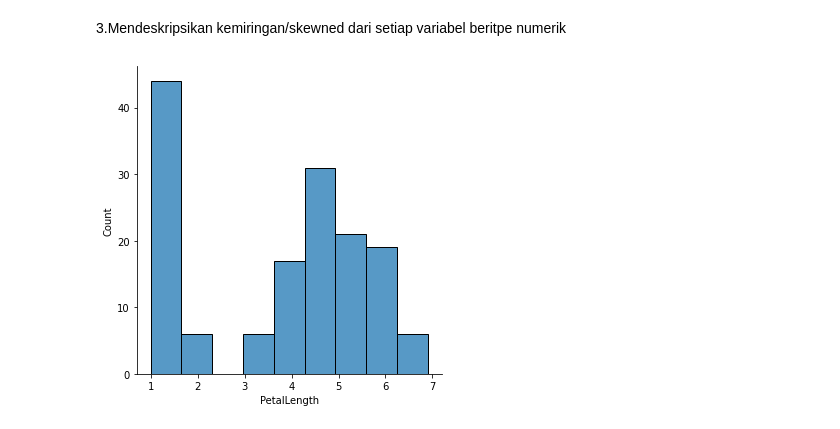
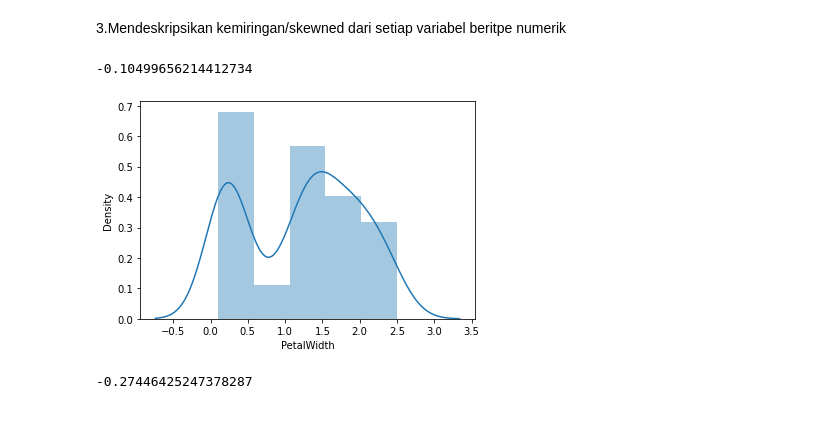
Before and after one commit to narulitaap/DataMining, a Jupyter notebook: _sources/notebooks.ipynb, the cells around one changed output. Saved outputs shown, nothing was run; the diff lists cells and outputs as text; code cells hidden in the pictures.

```diff
--- a/_sources/notebooks.ipynb
+++ b/_sources/notebooks.ipynb
@@ -3,9 +14,8 @@
 # %%
-import pandas as pd
-
+# membaca dataset dari url
 url = 'https://raw.githubusercontent.com/plotly/datasets/master/iris.csv'
-c = pd.read_csv(url)
-print(c)
+dt = pd.read_csv(url)
+print(dt)
 # %% [output]
      SepalLength  SepalWidth  PetalLength  PetalWidth            Name
 0            5.1         3.5          1.4         0.2     Iris-setosa
@@ -75,4 +122,13 @@ import seaborn as sns
-# %%
-sns.displot(c['PetalLength']);
-# %% [output]
-[figure, removed]
+# %%
+dt['PetalWidth'].skew()
+# %% [output]
+-0.10499656214412734
+# %%
+# Menampilkan histogram untuk kolom pada data menggunakan seaborn
+sns.distplot(dt['PetalWidth']);
+# %% [output]
+[figure, added]
+# %%
+dt['PetalLength'].skew()
+# %% [output]
+-0.27446425247378287
```
Also changed, not shown: parts of 15 cells of this notebook, 12 other files.
